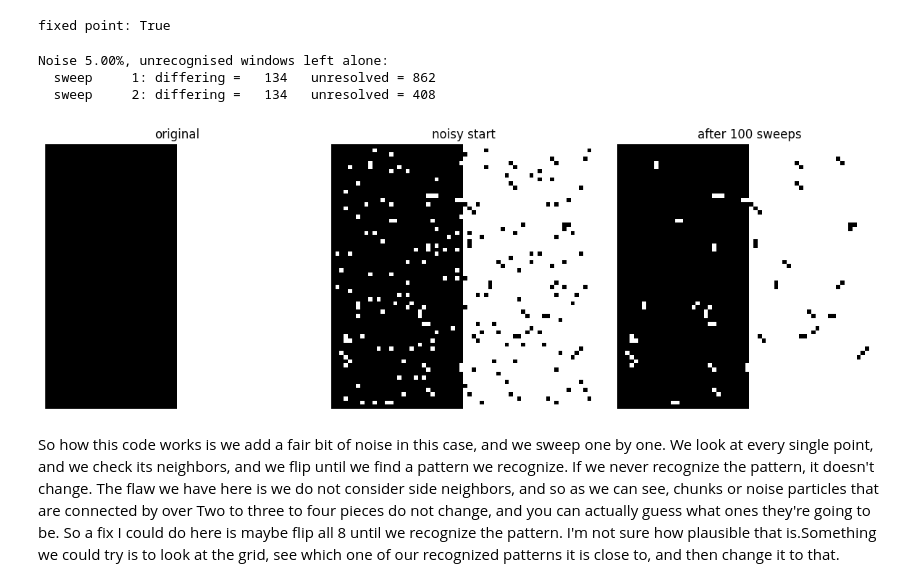
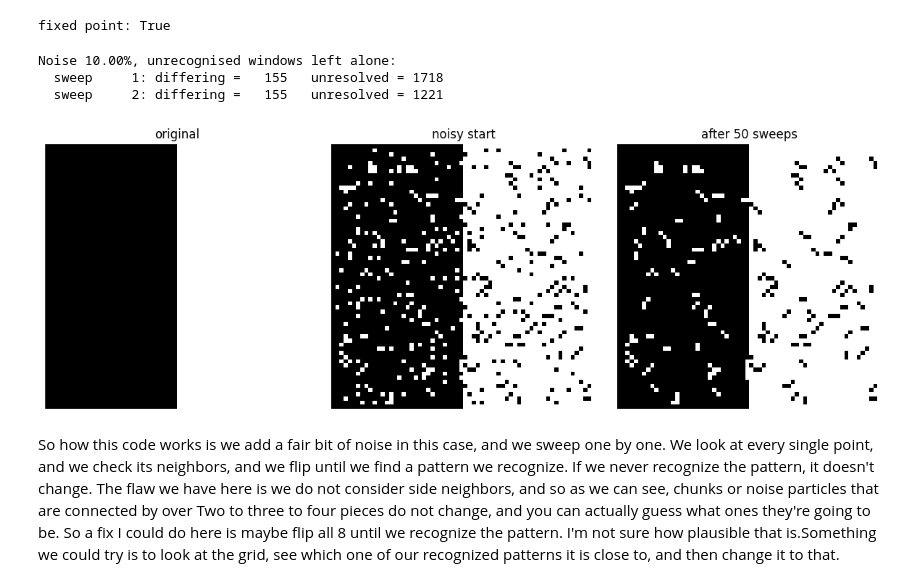
Before and after one commit to ioanb16/Growing-virtual-materials-cellular-automata-meets-geostatistics, a Jupyter notebook: notebooks/testing_split_grids.ipynb, the cells around one changed output. Drawn from its saved outputs; the diff is of its cells as text; code cells hidden in the pictures.

```diff
--- a/notebooks/testing_split_grids.ipynb
+++ b/notebooks/testing_split_grids.ipynb
@@ -2,7 +2,7 @@
 import numpy as np
 import matplotlib.pyplot as plt
 # %%
-N = 100      # sweeps
+N = 50    # sweeps
 SEED = 0    # dynamics RNG
 # %%
 def make_split(size=64):
@@ -104,38 +104,38 @@ fixed point: True
 def add_noise(field, frac, seed=1):
     """Flip a fraction of the interior cells at random."""
     rng = np.random.default_rng(seed)
     f = field.copy()
     rows, cols = f.shape
     mask = np.zeros_like(f, dtype=bool)
     mask[1:-1, 1:-1] = rng.random((rows - 2, cols - 2)) < frac
     f[mask] ^= 1
     return f
 
 
 def plot_three(original, start, final, sweeps):
     fig, ax = plt.subplots(1, 3, figsize=(12, 4))
     for a, (img, t) in zip(ax, [(original, "original"),
                                 (start, "noisy start"),
                                 (final, f"after {sweeps} sweeps")]):
         a.imshow(img, cmap="gray", vmin=0, vmax=1)
         a.set_title(t)
         a.axis("off")
     plt.tight_layout()
     plt.show()
 
 
-FRAC = 0.05
+FRAC = 0.1
 NOISE_SEED = 1
 
 noisy = add_noise(grid, frac=FRAC, seed=NOISE_SEED)
 print(f"Noise {FRAC:.2%}, unrecognised windows left alone:")
 final_noisy = run(noisy, seen)
 plot_three(grid, noisy, final_noisy, N)
 # %% [output]
-Noise 5.00%, unrecognised windows left alone:
-  sweep     1: differing =   134   unresolved = 862
-  sweep     2: differing =   134   unresolved = 408
+Noise 10.00%, unrecognised windows left alone:
+  sweep     1: differing =   155   unresolved = 1718
+  sweep     2: differing =   155   unresolved = 1221
-[figure, old version]
+[figure, new version]
 # %% [markdown]
 So how this code works is we add a fair bit of noise in this case, and we sweep one by one. We look at every single point, and we check its neighbors, and we flip until we find a pattern we recognize. If we never recognize the pattern, it doesn't change. The flaw we have here is we do not consider side neighbors, and so as we can see, chunks or noise particles that are connected by over Two to three to four pieces do not change, and you can actually guess what ones they're going to be. So a fix I could do here is maybe flip all 8 until we recognize the pattern. I'm not sure how plausible that is.Something we could try is to look at the grid, see which one of our recognized patterns it is close to, and then change it to that.
 # %% [markdown]
```
Also changed, not shown: parts of 58 cells of this notebook.
